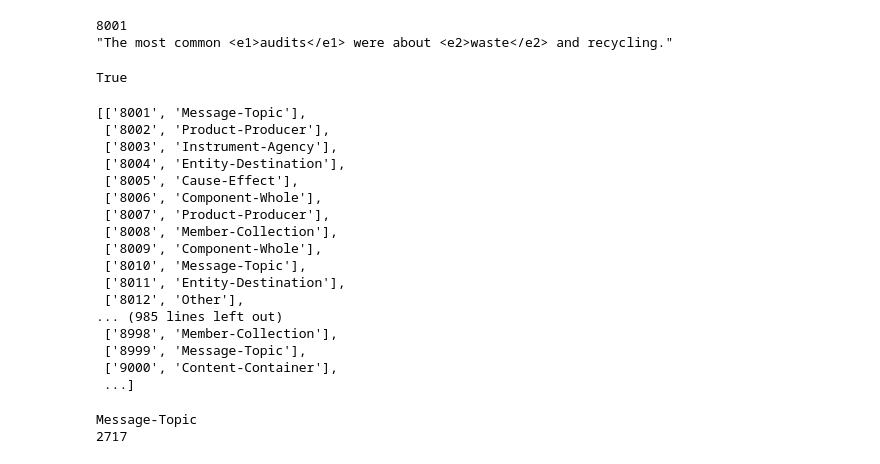
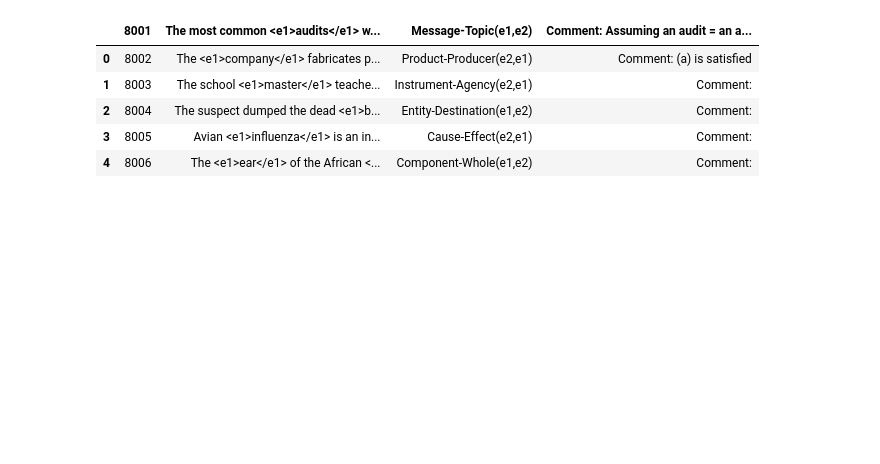
Before and after one commit to HaoshuaiXu/hwj-cikm2023, a Jupyter notebook: data_preprocessing.ipynb, the cells around one changed output. Saved outputs shown, nothing was run; the diff lists cells and outputs as text; code cells hidden in the pictures; blank space fills up the shorter version.

Commit message:
重新测试 semeval 结果

```diff
--- a/data_preprocessing.ipynb
+++ b/data_preprocessing.ipynb
@@ -9,53 +24 @@ test_sents[0]
-# %%
-test_sent_ids = []
-test_sent_texts = []
-
-for ts in test_sents:
-    test_sent_ids.append(ts[0])
-    test_sent_texts.append(ts[1])
-
-print(test_sent_ids[0])
-print(test_sent_texts[0])
-# %% [output]
-8001
-"The most common <e1>audits</e1> were about <e2>waste</e2> and recycling."
-# %%
-print(len(test_sent_ids)==len(test_sent_texts))
-# %% [output]
-True
-# %%
-with open("./dataset/TEST_FILE_KEY.TXT") as f:
-    test_labels = f.readlines()
-    test_labels = [tl.strip().split('\t') for tl in test_labels]
-
-test_labels
-# %% [output]
-[['8001', 'Message-Topic'],
- ['8002', 'Product-Producer'],
- ['8003', 'Instrument-Agency'],
- ['8004', 'Entity-Destination'],
- ['8005', 'Cause-Effect'],
- ['8006', 'Component-Whole'],
- ['8007', 'Product-Producer'],
- ['8008', 'Member-Collection'],
- ['8009', 'Component-Whole'],
- ['8010', 'Message-Topic'],
- ['8011', 'Entity-Destination'],
- ['8012', 'Other'],
-... (985 lines left out)
- ['8998', 'Member-Collection'],
- ['8999', 'Message-Topic'],
- ['9000', 'Content-Container'],
- ...]
-# %%
-test_labels_labels = []
-
-for tl in test_labels:
-    test_labels_labels.append(tl[1])
-
-print(test_labels_labels[0])
-print(len(test_labels_labels))
-# %% [output]
-Message-Topic
-2717
 # %%
@@ -64,0 +32,13 @@ with open("./dataset/semeval_test.tsv", 'a') as f:
+# %%
+import pandas as pd
+
+
+testset = pd.read_csv("./dataset/semeval_testset_double.tsv", delimiter='\t')
+testset.head()
+# %% [output]
+|  | 8001 | The most common <e1>audits</e1> w... | Message-Topic(e1,e2) | Comment: Assuming an audit = an a... |
+| 0 | 8002 | The <e1>company</e1> fabricates p... | Product-Producer(e2,e1) | Comment: (a) is satisfied |
+| 1 | 8003 | The school <e1>master</e1> teache... | Instrument-Agency(e2,e1) | Comment: |
+| 2 | 8004 | The suspect dumped the dead <e1>b... | Entity-Destination(e1,e2) | Comment: |
+| 3 | 8005 | Avian <e1>influenza</e1> is an in... | Cause-Effect(e2,e1) | Comment: |
+| 4 | 8006 | The <e1>ear</e1> of the African <... | Component-Whole(e1,e2) | Comment: |
```
Also changed, not shown: parts of 5 cells of this notebook, 12 other files.
